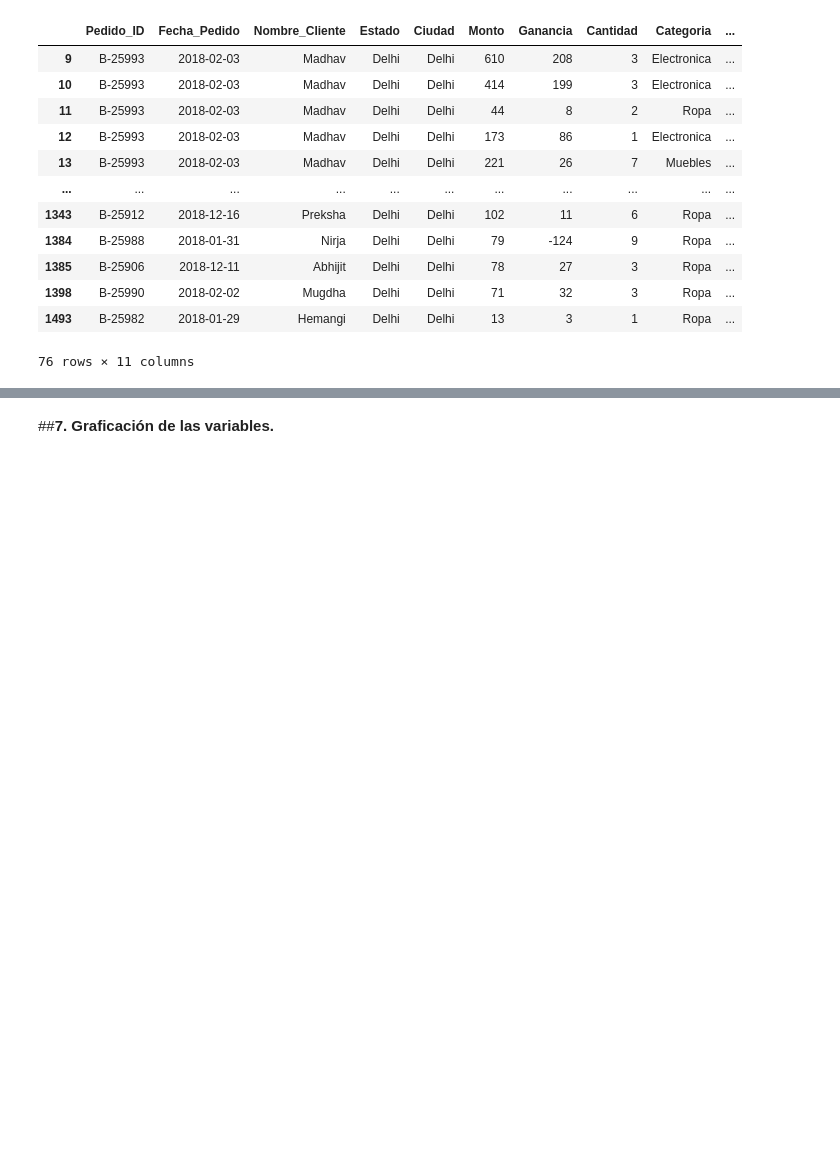
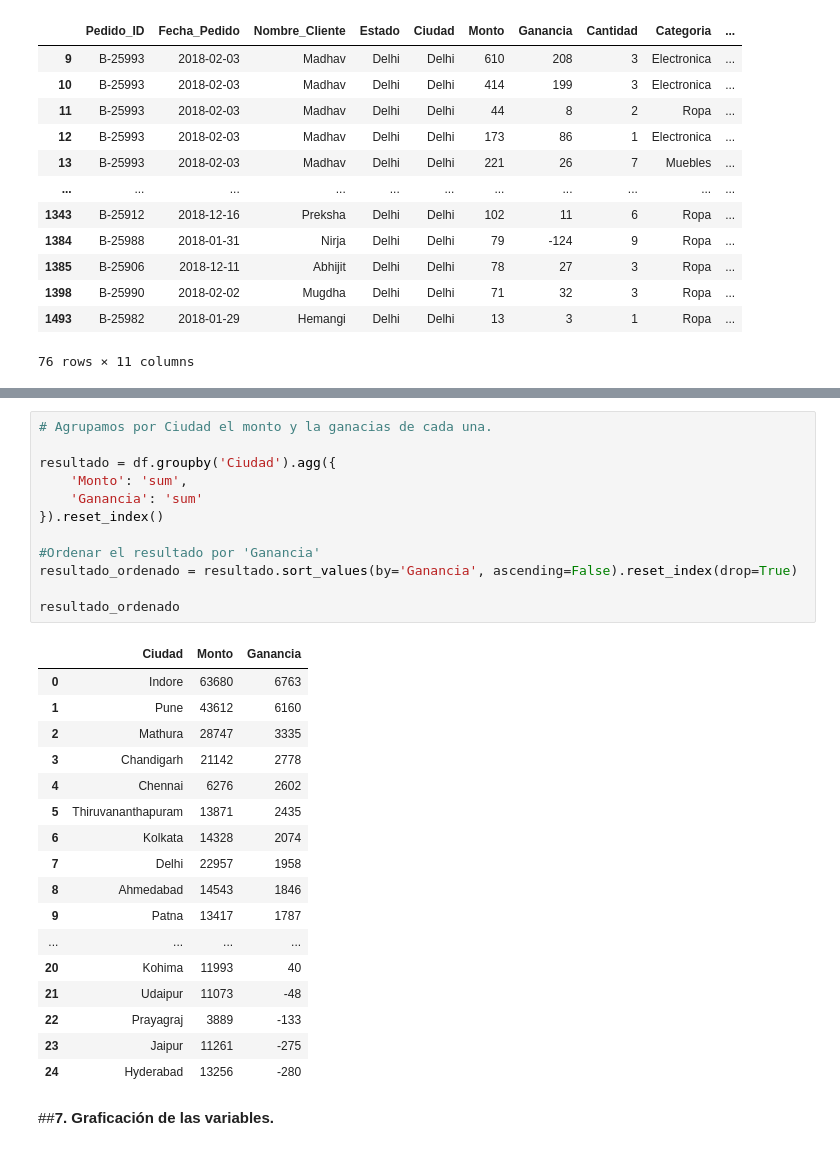
Before and after one commit to piothi/EAN, a Jupyter notebook: Encuentro_Final.ipynb, the cells around one changed output, grey strips where cells are left out. Drawn from its saved outputs; the diff is of its cells as text; blank space fills up the shorter version.

```diff
--- a/Encuentro_Final.ipynb
+++ b/Encuentro_Final.ipynb
@@ -351,3 +400,33 @@ df_filtro # Mostramos el DataFrame Filtrado.
+# %%
+# Agrupamos por Ciudad el monto y la ganacias de cada una.
+
+resultado = df.groupby('Ciudad').agg({
+    'Monto': 'sum',
+    'Ganancia': 'sum'
+}).reset_index()
+
+#Ordenar el resultado por 'Ganancia'
+resultado_ordenado = resultado.sort_values(by='Ganancia', ascending=False).reset_index(drop=True)
+
+resultado_ordenado
+# %% [output]
+|  | Ciudad | Monto | Ganancia |
+| 0 | Indore | 63680 | 6763 |
+| 1 | Pune | 43612 | 6160 |
+| 2 | Mathura | 28747 | 3335 |
+| 3 | Chandigarh | 21142 | 2778 |
+| 4 | Chennai | 6276 | 2602 |
+| 5 | Thiruvananthapuram | 13871 | 2435 |
+| 6 | Kolkata | 14328 | 2074 |
+| 7 | Delhi | 22957 | 1958 |
+| 8 | Ahmedabad | 14543 | 1846 |
+| 9 | Patna | 13417 | 1787 |
+| ... | ... | ... | ... |
+| 20 | Kohima | 11993 | 40 |
+| 21 | Udaipur | 11073 | -48 |
+| 22 | Prayagraj | 3889 | -133 |
+| 23 | Jaipur | 11261 | -275 |
+| 24 | Hyderabad | 13256 | -280 |
 # %% [markdown]
 ##**7. Graficación de las variables.**
 # %% [markdown]
```
Also changed, not shown: parts of 6 cells of this notebook.
